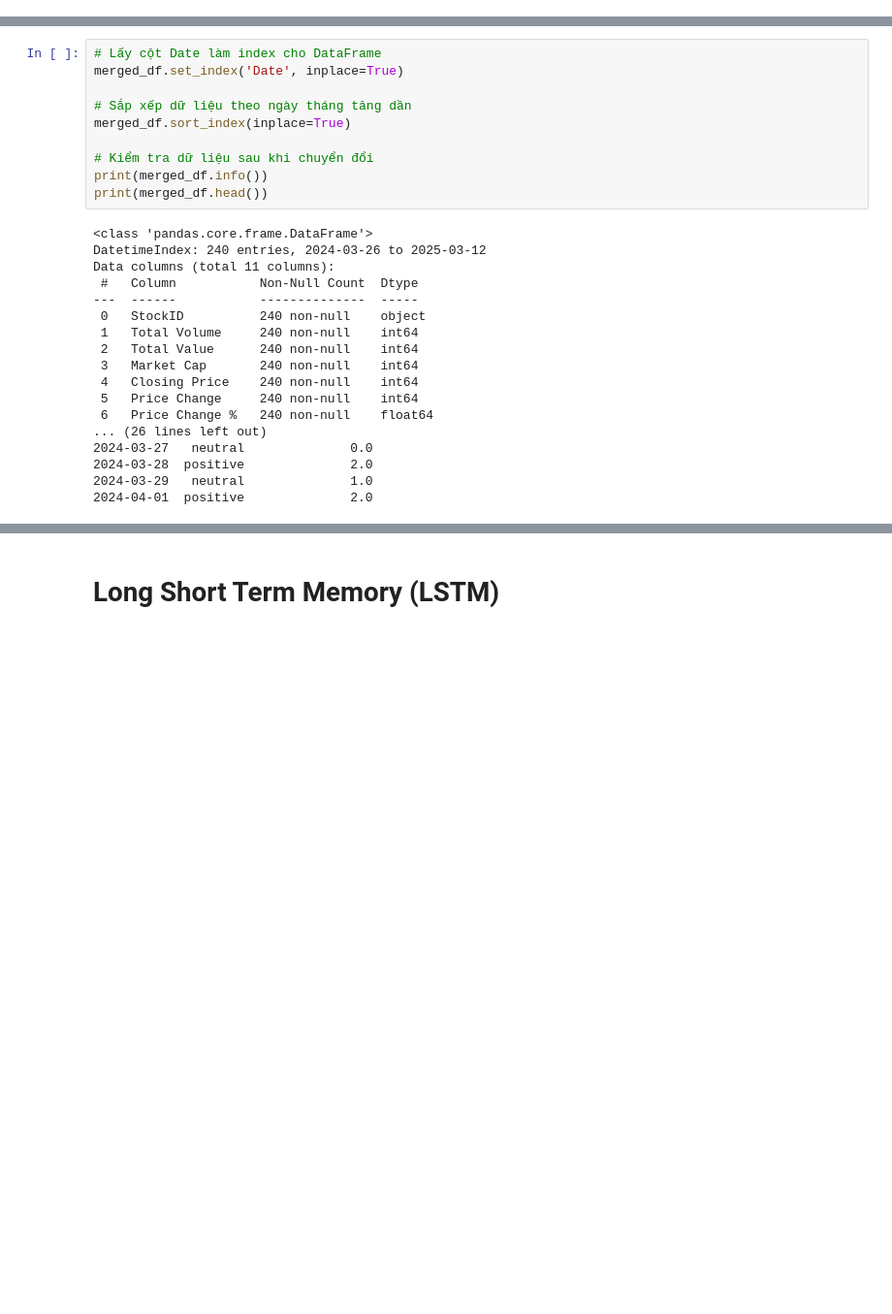
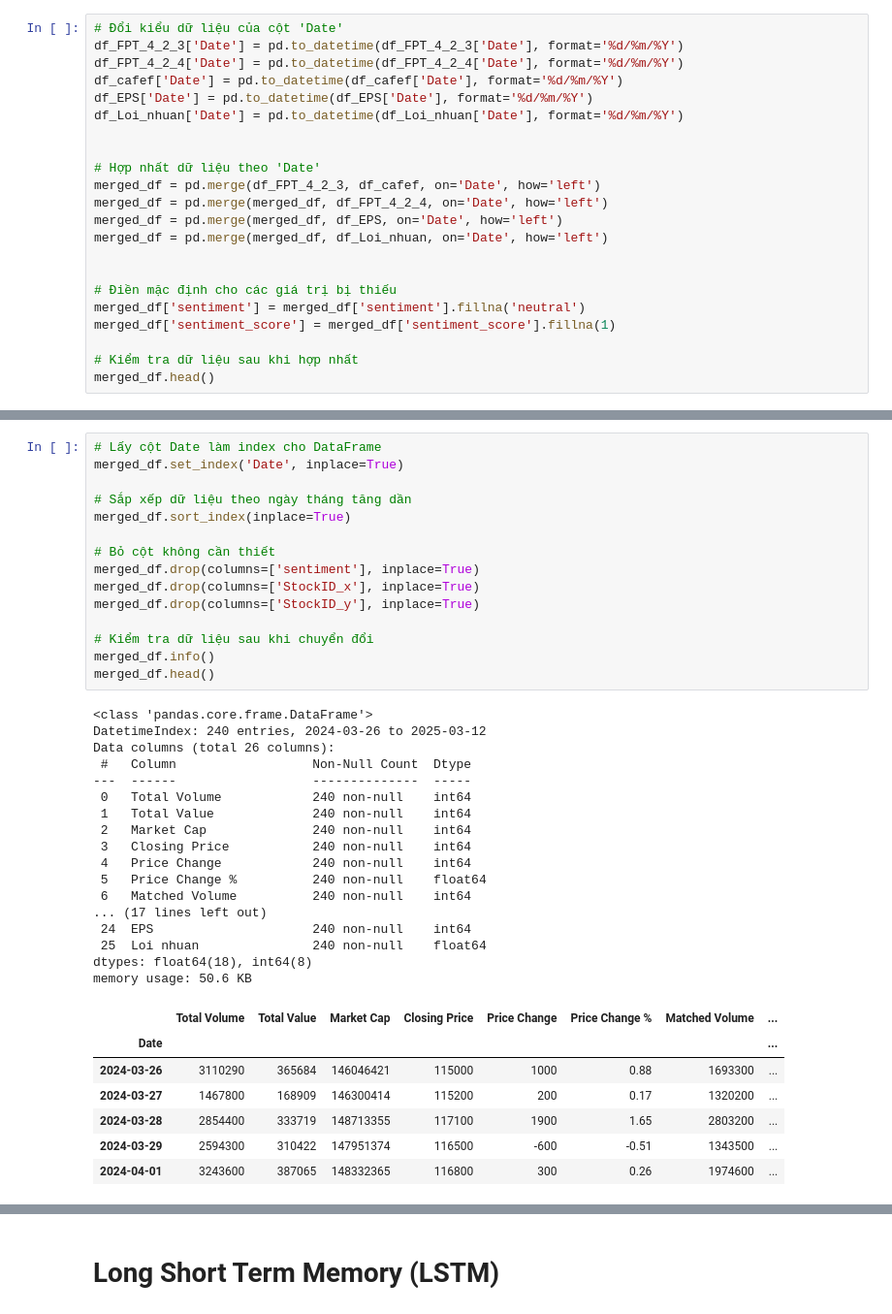
Before and after one commit to quanquan1406/Data_Explorer_2025, a Jupyter notebook: Train_model_FPT.ipynb, the cells around one changed output, grey strips where cells are left out. Shown: that part at 97% size. Saved outputs shown, nothing was run; the diff lists cells and outputs as text; blank space fills up the shorter version.

```diff
--- a/Train_model_FPT.ipynb
+++ b/Train_model_FPT.ipynb
@@ -30,0 +22,22 @@ merged_df.to_csv("data.csv", index=False)
+# %%
+# Đổi kiểu dữ liệu của cột 'Date'
+df_FPT_4_2_3['Date'] = pd.to_datetime(df_FPT_4_2_3['Date'], format='%d/%m/%Y')
+df_FPT_4_2_4['Date'] = pd.to_datetime(df_FPT_4_2_4['Date'], format='%d/%m/%Y')
+df_cafef['Date'] = pd.to_datetime(df_cafef['Date'], format='%d/%m/%Y')
+df_EPS['Date'] = pd.to_datetime(df_EPS['Date'], format='%d/%m/%Y')
+df_Loi_nhuan['Date'] = pd.to_datetime(df_Loi_nhuan['Date'], format='%d/%m/%Y')
+
+
+# Hợp nhất dữ liệu theo 'Date'
+merged_df = pd.merge(df_FPT_4_2_3, df_cafef, on='Date', how='left')
+merged_df = pd.merge(merged_df, df_FPT_4_2_4, on='Date', how='left')
+merged_df = pd.merge(merged_df, df_EPS, on='Date', how='left')
+merged_df = pd.merge(merged_df, df_Loi_nhuan, on='Date', how='left')
+
+
+# Điền mặc định cho các giá trị bị thiếu
+merged_df['sentiment'] = merged_df['sentiment'].fillna('neutral')
+merged_df['sentiment_score'] = merged_df['sentiment_score'].fillna(1)
+
+# Kiểm tra dữ liệu sau khi hợp nhất
+merged_df.head()
@@ -31,28 +52,40 @@ merged_df.to_csv("data.csv", index=False)
 # %%
 # Lấy cột Date làm index cho DataFrame
 merged_df.set_index('Date', inplace=True)
 
 # Sắp xếp dữ liệu theo ngày tháng tăng dần
 merged_df.sort_index(inplace=True)
 
+# Bỏ cột không cần thiết
+merged_df.drop(columns=['sentiment'], inplace=True)
+merged_df.drop(columns=['StockID_x'], inplace=True)
+merged_df.drop(columns=['StockID_y'], inplace=True)
+
 # Kiểm tra dữ liệu sau khi chuyển đổi
-print(merged_df.info())
-print(merged_df.head())
+merged_df.info()
+merged_df.head()
 # %% [output]
 <class 'pandas.core.frame.DataFrame'>
 DatetimeIndex: 240 entries, 2024-03-26 to 2025-03-12
-Data columns (total 11 columns):
- #   Column           Non-Null Count  Dtype
----  ------           --------------  -----
- 0   StockID          240 non-null    object
- 1   Total Volume     240 non-null    int64
- 2   Total Value      240 non-null    int64
- 3   Market Cap       240 non-null    int64
- 4   Closing Price    240 non-null    int64
- 5   Price Change     240 non-null    int64
- 6   Price Change %   240 non-null    float64
-... (26 lines left out)
-2024-03-27   neutral              0.0
-2024-03-28  positive              2.0
-2024-03-29   neutral              1.0
-2024-04-01  positive              2.0
+Data columns (total 26 columns):
+ #   Column                  Non-Null Count  Dtype
+---  ------                  --------------  -----
+ 0   Total Volume            240 non-null    int64
+ 1   Total Value             240 non-null    int64
+ 2   Market Cap              240 non-null    int64
+ 3   Closing Price           240 non-null    int64
+ 4   Price Change            240 non-null    int64
+ 5   Price Change %          240 non-null    float64
+ 6   Matched Volume          240 non-null    int64
+... (17 lines left out)
+ 24  EPS                     240 non-null    int64
+ 25  Loi nhuan               240 non-null    float64
+dtypes: float64(18), int64(8)
+memory usage: 50.6 KB
+|  | Total Volume | Total Value | Market Cap | Closing Price | Price Change | Price Change % | Matched Volume | ... |
+| Date |  |  |  |  |  |  |  | ... |
+| 2024-03-26 | 3110290 | 365684 | 146046421 | 115000 | 1000 | 0.88 | 1693300 | ... |
+| 2024-03-27 | 1467800 | 168909 | 146300414 | 115200 | 200 | 0.17 | 1320200 | ... |
+| 2024-03-28 | 2854400 | 333719 | 148713355 | 117100 | 1900 | 1.65 | 2803200 | ... |
+| 2024-03-29 | 2594300 | 310422 | 147951374 | 116500 | -600 | -0.51 | 1343500 | ... |
+| 2024-04-01 | 3243600 | 387065 | 148332365 | 116800 | 300 | 0.26 | 1974600 | ... |
```
Also changed, not shown: parts of 25 cells of this notebook, 2 other files.
